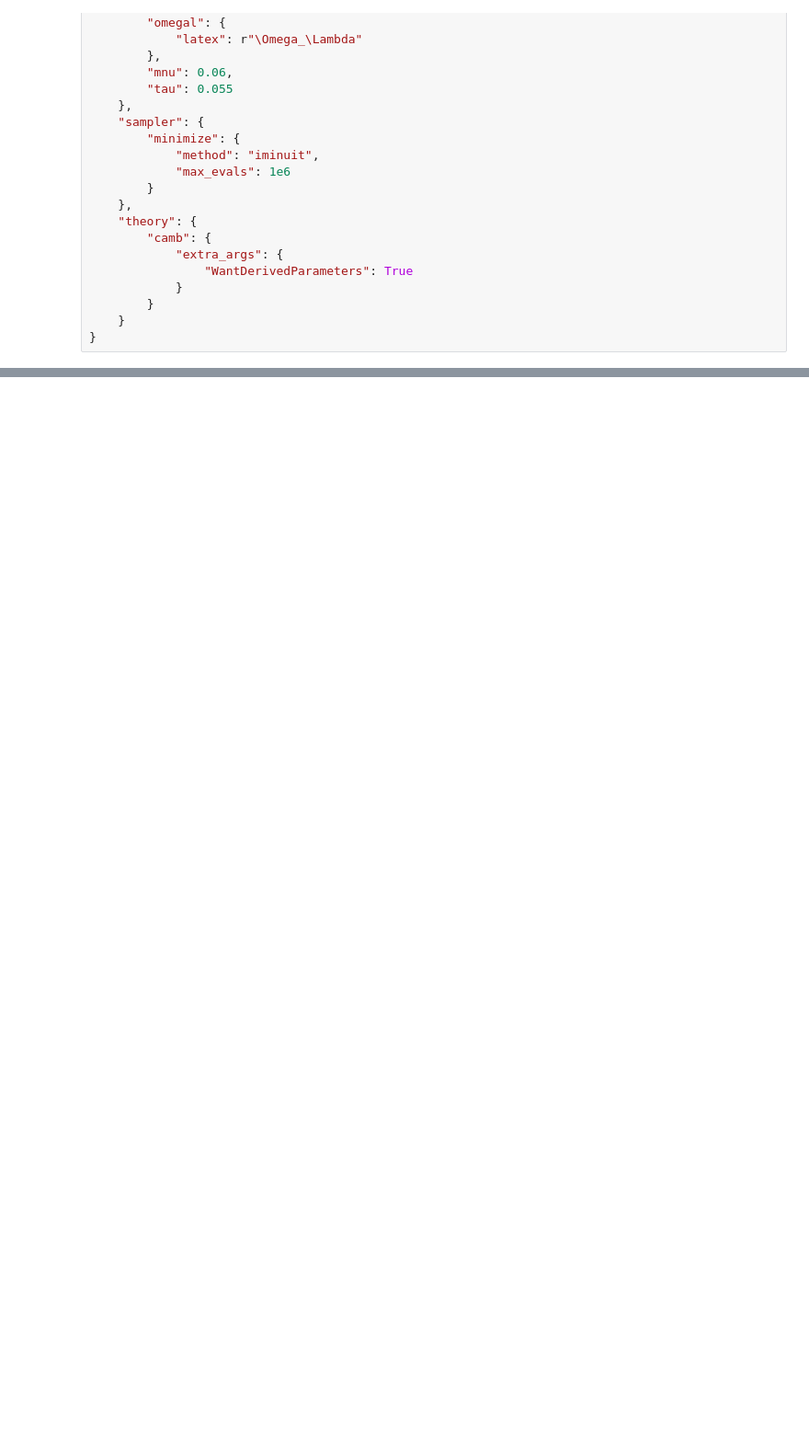
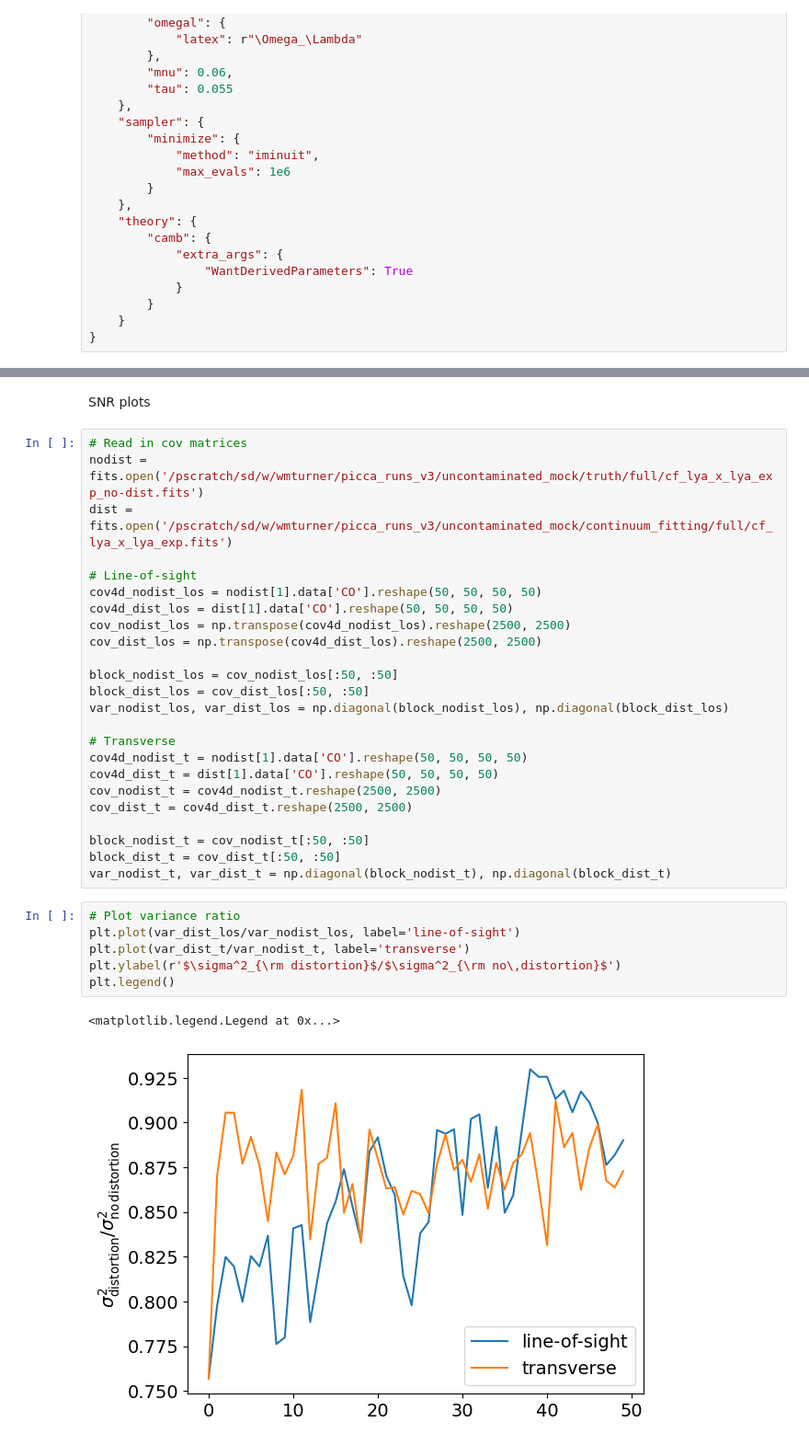
Before and after one commit to andreicuceu/vega, a Jupyter notebook: cobaya_interface/likelihood.ipynb, the cells around one changed output, grey strips where cells are left out. Shown at 92% size. Cells and saved outputs as stored; diff of their text form; blank space fills up the shorter version.

```diff
--- a/cobaya_interface/likelihood.ipynb
+++ b/cobaya_interface/likelihood.ipynb
@@ -260,0 +1147,35 @@ WARNING: Reduced matrix is not positive definite
+# %% [markdown]
+SNR plots
+# %%
+# Read in cov matrices
+nodist = fits.open('/pscratch/sd/w/wmturner/picca_runs_v3/uncontaminated_mock/truth/full/cf_lya_x_lya_exp_no-dist.fits')
+dist = fits.open('/pscratch/sd/w/wmturner/picca_runs_v3/uncontaminated_mock/continuum_fitting/full/cf_lya_x_lya_exp.fits')
+
+# Line-of-sight
+cov4d_nodist_los = nodist[1].data['CO'].reshape(50, 50, 50, 50)
+cov4d_dist_los = dist[1].data['CO'].reshape(50, 50, 50, 50)
+cov_nodist_los = np.transpose(cov4d_nodist_los).reshape(2500, 2500)
+cov_dist_los = np.transpose(cov4d_dist_los).reshape(2500, 2500)
+
+block_nodist_los = cov_nodist_los[:50, :50]
+block_dist_los = cov_dist_los[:50, :50]
+var_nodist_los, var_dist_los = np.diagonal(block_nodist_los), np.diagonal(block_dist_los)
+
+# Transverse
+cov4d_nodist_t = nodist[1].data['CO'].reshape(50, 50, 50, 50)
+cov4d_dist_t = dist[1].data['CO'].reshape(50, 50, 50, 50)
+cov_nodist_t = cov4d_nodist_t.reshape(2500, 2500)
+cov_dist_t = cov4d_dist_t.reshape(2500, 2500)
+
+block_nodist_t = cov_nodist_t[:50, :50]
+block_dist_t = cov_dist_t[:50, :50]
+var_nodist_t, var_dist_t = np.diagonal(block_nodist_t), np.diagonal(block_dist_t)
+# %%
+# Plot variance ratio
+plt.plot(var_dist_los/var_nodist_los, label='line-of-sight')
+plt.plot(var_dist_t/var_nodist_t, label='transverse')
+plt.ylabel(r'$\sigma^2_{\rm distortion}$/$\sigma^2_{\rm no\,distortion}$')
+plt.legend()
+# %% [output]
+<matplotlib.legend.Legend at 0x...>
+[figure, added]
```
Also changed, not shown: parts of 40 cells of this notebook, 11 other files.
